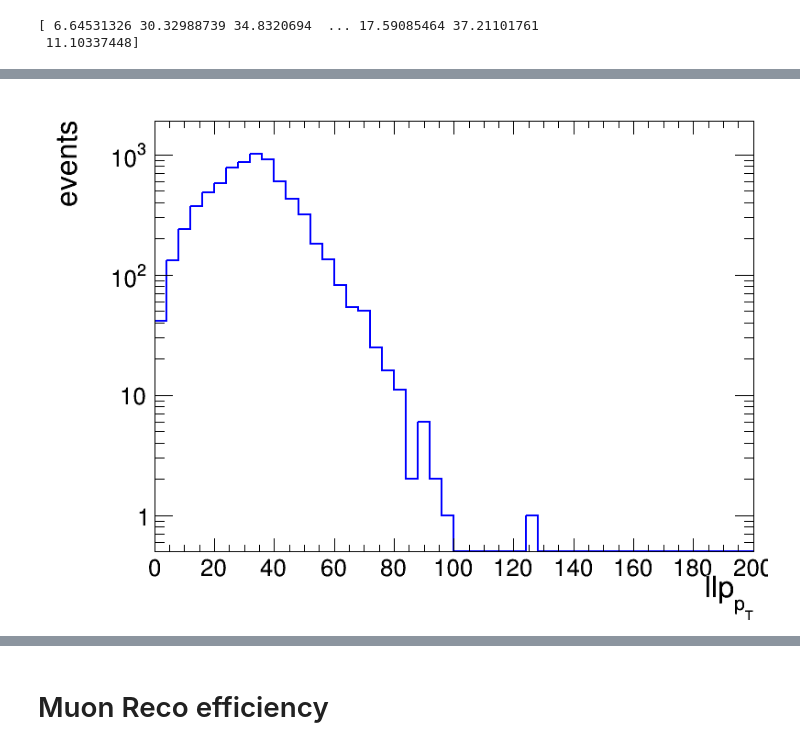
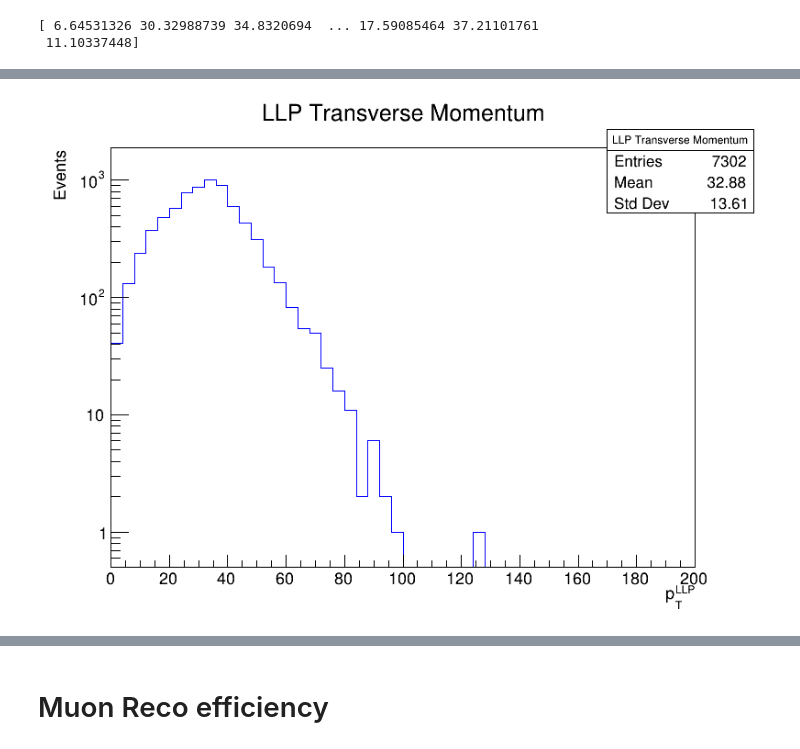
Before and after one commit to cms-lpc-llp/delayed_jet_analyzer, a Jupyter notebook: plot_scripts/glue_ball_plotter.ipynb, the cells around one changed output, grey strips where cells are left out. Saved outputs shown, nothing was run; the diff lists cells and outputs as text; code cells hidden in the pictures.

Commit message:
add legend and comment for better understanding

```diff
--- a/plot_scripts/glue_ball_plotter.ipynb
+++ b/plot_scripts/glue_ball_plotter.ipynb
@@ -20,7 +19,7 @@ tree = {}
 process = {}
 process_short = {}
 
-fpath['glueBall'] = '/home/cms/Desktop/OlmoNotebook/jetNtuple_glueBall_m50_ctau1000cm_ALL.root'
+fpath['glueBall'] = '/home/maojiajing/cms-llp/samples/signal/glueball/jetNtuple_glueball_m50_pl1000.root'
 process['glueBall'] = 'pp #rightarrow h*h* #rightarrow jj#nu#nu'
 process_short['glueBall'] = 'pp #rightarrow h*h* #rightarrow jj#nu#nu'
 
@@ -170,7 +180,7 @@ endcap-endcap fraction of events =  0.190481913421
 # %%
 c = rt.TCanvas('c','c', 800, 600)
 h = {}
-h['llp_eta'] = create_TH1D(llp_eta, axis_title=['llp_{#eta}', 'events'], name='llp_eta', binning=[60,-5,5])
+h['llp_eta'] = create_TH1D(llp_eta, axis_title=['#eta^{LLP}', 'Events'], name='LLP_#eta', binning=[60,-5,5])
 h['llp_eta'].SetLineColor(4)
 c.SetLogy()
 h['llp_eta'].Draw()
@@ -180,10 +191,11 @@ NameError: name 'create_TH1D' is not defined
 # %%
 #c = rt.TCanvas('c','c', 800, 600)
-h['llp_pt'] = create_TH1D(llp_pt, axis_title=['llp_{p_{T}}', 'events'], name='llp_pt', binning=[50,0,200])
+h['llp_pt'] = create_TH1D(llp_pt, axis_title=['p_{T}^{LLP}', 'Events'], name='LLP Transverse Momentum', binning=[50,0,200])
 h['llp_pt'].SetLineColor(4)
 c.SetLogy()
 h['llp_pt'].Draw()
+c.Update()
 c.Draw()
 # %% [output]
-[figure, old version]
+[figure, new version]
 # %%
```
Also changed, not shown: parts of 20 cells of this notebook.
